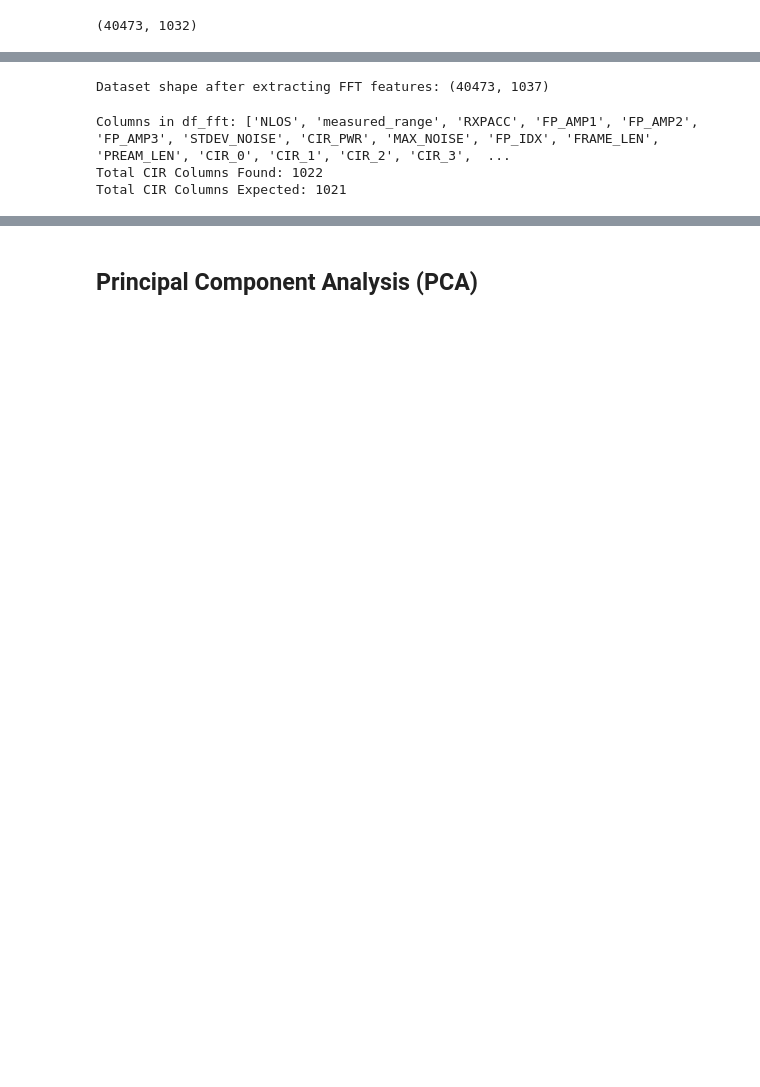
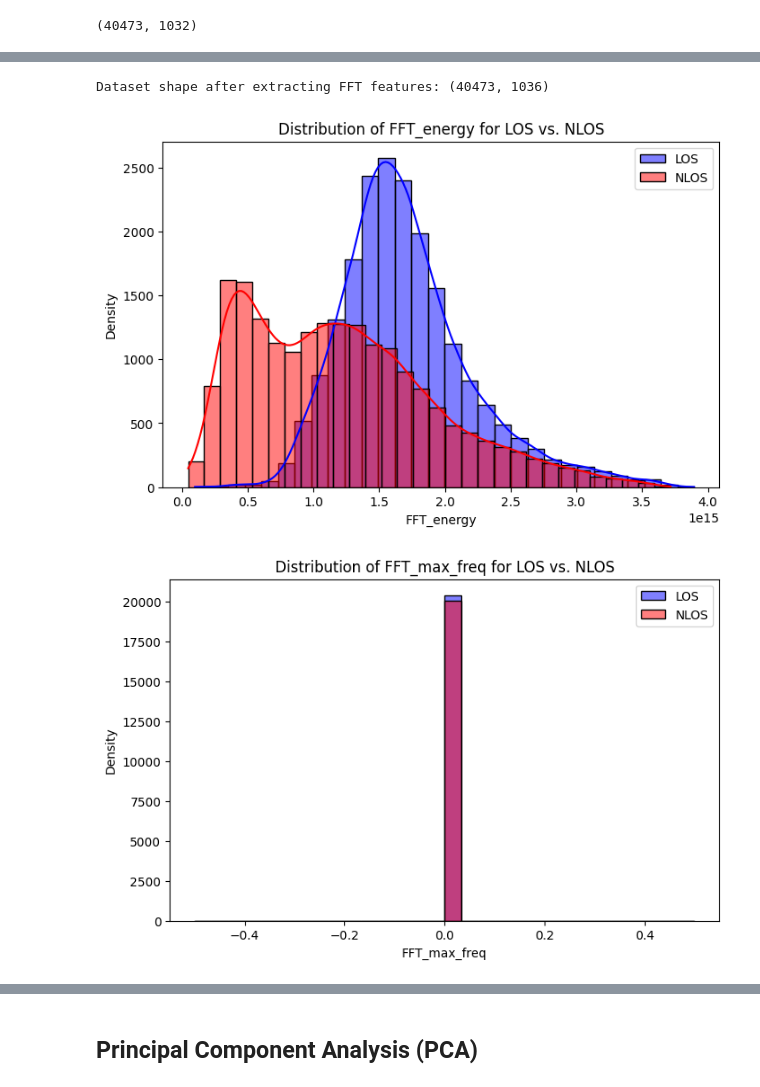
Before and after one commit to JeungHongTay/DA-LOS-WirelessSignalPrediction, a Jupyter notebook: code/exploration-and-preprocessing.ipynb, the cells around one changed output, grey strips where cells are left out. Drawn from its saved outputs; the diff is of its cells as text; code cells hidden in the pictures; blank space fills up the shorter version.

Commit message:
feat: updated basic skeleton can move on to classifier (missing chi square)

```diff
--- a/code/exploration-and-preprocessing.ipynb
+++ b/code/exploration-and-preprocessing.ipynb
@@ -524,29 +561,25 @@ Dataset shape after adding FFT feature: (40473, 1033)
 # %%
 # Ensure CIR columns exist
-cir_columns = [col for col in df_fft.columns if 'CIR_' in col]
-if not cir_columns:
-    cir_columns = [f'CIR_{i}' for i in range(1016)]  # Ensure correct column names
-    df_fft[cir_columns] = df_cleaned[cir_columns]  # Restore if missing
+fft_columns = [col for col in df_fft.columns if 'FFT_' in col]
+if not fft_columns:
+    fft_columns = [f'CIR_{i}' for i in range(1016)]  # Ensure correct column names
+    df_fft[fft_columns] = df_cleaned[fft_columns]  # Restore if missing
 
 # Compute FFT features safely
-df_fft['FFT_energy'] = df_fft[cir_columns].apply(lambda row: np.sum(np.abs(fft(row.to_numpy()))**2), axis=1)
-df_fft['FFT_max_freq'] = df_fft[cir_columns].apply(lambda row: np.argmax(np.abs(fft(row.to_numpy()))), axis=1)
-df_fft['FFT_mean'] = df_fft[cir_columns].apply(lambda row: np.mean(np.abs(fft(row.to_numpy()))), axis=1)
-df_fft['FFT_std'] = df_fft[cir_columns].apply(lambda row: np.std(np.abs(fft(row.to_numpy()))), axis=1)
+df_fft['FFT_energy'] = df_fft[fft_columns].apply(lambda row: np.sum(np.abs(fft(row.to_numpy()))**2), axis=1)
+df_fft['FFT_max_freq'] = df_fft[fft_columns].apply(lambda row: np.argmax(np.abs(fft(row.to_numpy()))), axis=1)
+df_fft['FFT_mean'] = df_fft[fft_columns].apply(lambda row: np.mean(np.abs(fft(row.to_numpy()))), axis=1)
+df_fft['FFT_std'] = df_fft[fft_columns].apply(lambda row: np.std(np.abs(fft(row.to_numpy()))), axis=1)
 
 print(f"Dataset shape after extracting FFT features: {df_fft.shape}")
 # %% [output]
-Dataset shape after extracting FFT features: (40473, 1037)
+Dataset shape after extracting FFT features: (40473, 1036)
 # %%
-print("Columns in df_fft:", df_fft.columns.tolist())  # List all columns in df_fft
-print("Total CIR Columns Found:", len([col for col in df_fft.columns if 'CIR_' in col]))
-print("Total CIR Columns Expected:", len(cir_columns))  # Should be 1016
+# print("Columns in df_fft:", df_fft.columns.tolist())  # List all columns in df_fft
+# print("Total CIR Columns Found:", len([col for col in df_fft.columns if 'FTT_' in col]))
+# print("Total CIR Columns Expected:", len(cir_columns))  # Should be 1016
 
-# Check missing CIR columns
-missing_columns = [col for col in cir_columns if col not in df_fft.columns]
-if missing_columns:
-    print("Missing CIR Columns:", missing_columns)
+# # Check missing CIR columns
+# missing_columns = [col for col in cir_columns if col not in df_fft.columns]
+# if missing_columns:
+#     print("Missing CIR Columns:", missing_columns)
-# %% [output]
-Columns in df_fft: ['NLOS', 'measured_range', 'RXPACC', 'FP_AMP1', 'FP_AMP2', 'FP_AMP3', 'STDEV_NOISE', 'CIR_PWR', 'MAX_NOISE', 'FP_IDX', 'FRAME_LEN', 'PREAM_LEN', 'CIR_0', 'CIR_1', 'CIR_2', 'CIR_3',  ...
-Total CIR Columns Found: 1022
-Total CIR Columns Expected: 1021
@@ -560,0 +586,20 @@ Total CIR Columns Expected: 1021
+# %%
+import seaborn as sns
+import matplotlib.pyplot as plt
+
+# Aggregated FFT features to visualize
+fft_aggregated_features = ['FFT_energy', 'FFT_max_freq', 'FFT_mean', 'FFT_std']
+
+# Plot histograms for each aggregated FFT feature
+for feature in fft_aggregated_features:
+    plt.figure(figsize=(8,5))
+    sns.histplot(df_fft[df_fft['NLOS'] == 0][feature], kde=True, color='blue', label='LOS', bins=30)
+    sns.histplot(df_fft[df_fft['NLOS'] == 1][feature], kde=True, color='red', label='NLOS', bins=30)
+    plt.legend()
+    plt.title(f"Distribution of {feature} for LOS vs. NLOS")
+    plt.xlabel(feature)
+    plt.ylabel("Density")
+    plt.show()
+# %% [output]
+[figure, added]
+[figure, added]
```
Also changed, not shown: parts of 16 cells of this notebook, 1 other file.
